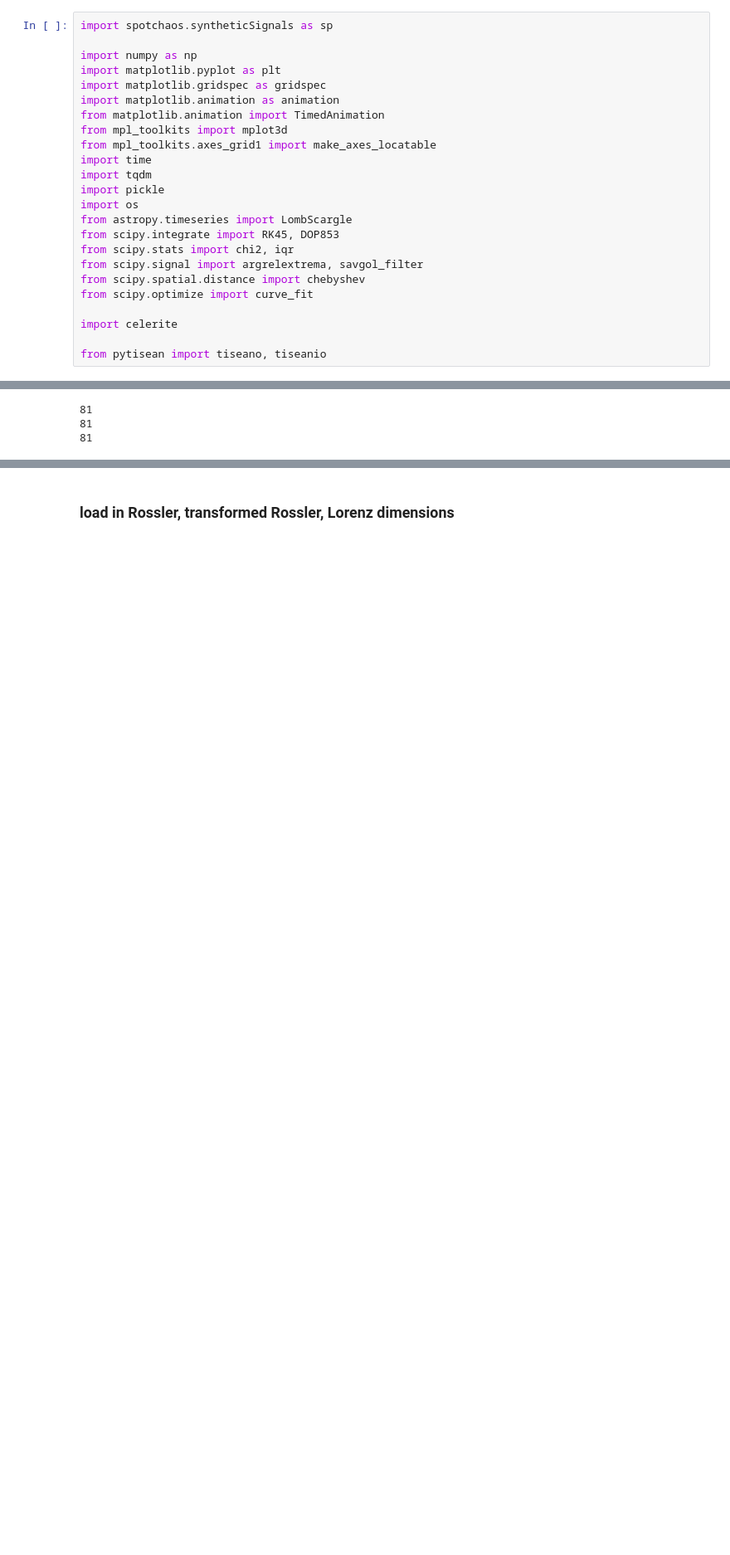
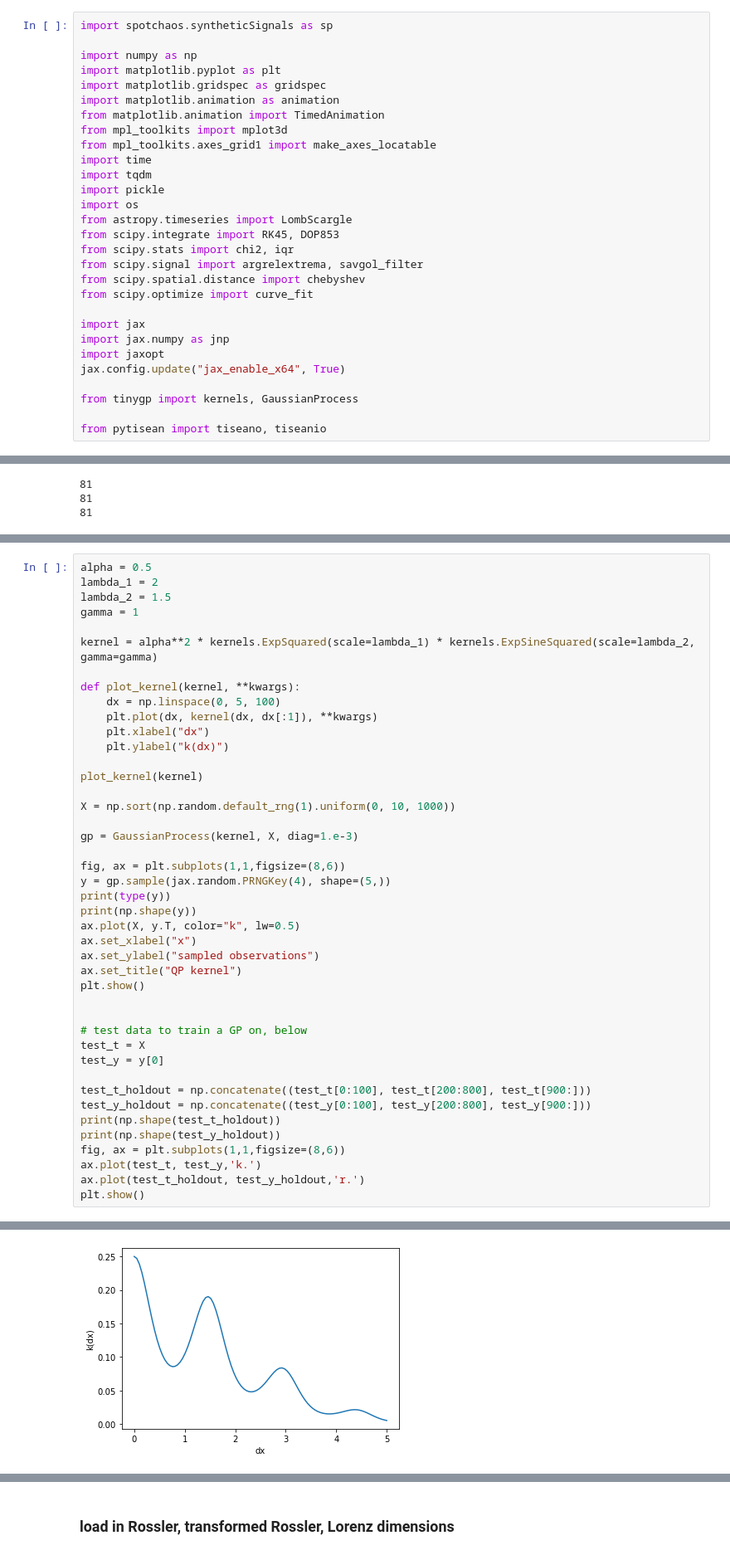
Before and after one commit to esandford/starspot_chaos, a Jupyter notebook: GPinterpolation.ipynb, the cells around one changed output, grey strips where cells are left out. Shown at 83% size. Drawn from its saved outputs; the diff is of its cells as text; blank space fills up the shorter version.

```diff
--- a/GPinterpolation.ipynb
+++ b/GPinterpolation.ipynb
@@ -19,7 +19,12 @@ from scipy.signal import argrelextrema, savgol_filter
 from scipy.spatial.distance import chebyshev
 from scipy.optimize import curve_fit
 
-import celerite
+import jax
+import jax.numpy as jnp
+import jaxopt
+jax.config.update("jax_enable_x64", True)
+
+from tinygp import kernels, GaussianProcess
 
 from pytisean import tiseano, tiseanio
 # %%
@@ -138,0 +157,44 @@ plt.show()
+# %%
+alpha = 0.5
+lambda_1 = 2
+lambda_2 = 1.5
+gamma = 1
+
+kernel = alpha**2 * kernels.ExpSquared(scale=lambda_1) * kernels.ExpSineSquared(scale=lambda_2, gamma=gamma)
+
+def plot_kernel(kernel, **kwargs):
+    dx = np.linspace(0, 5, 100)
+    plt.plot(dx, kernel(dx, dx[:1]), **kwargs)
+    plt.xlabel("dx")
+    plt.ylabel("k(dx)")
+
+plot_kernel(kernel)
+
+X = np.sort(np.random.default_rng(1).uniform(0, 10, 1000))
+
+gp = GaussianProcess(kernel, X, diag=1.e-3)
+
+fig, ax = plt.subplots(1,1,figsize=(8,6))
+y = gp.sample(jax.random.PRNGKey(4), shape=(5,))
+print(type(y))
+print(np.shape(y))
+ax.plot(X, y.T, color="k", lw=0.5)
+ax.set_xlabel("x")
+ax.set_ylabel("sampled observations")
+ax.set_title("QP kernel")
+plt.show()
+
+
+# test data to train a GP on, below
+test_t = X
+test_y = y[0]
+
+test_t_holdout = np.concatenate((test_t[0:100], test_t[200:800], test_t[900:]))
+test_y_holdout = np.concatenate((test_y[0:100], test_y[200:800], test_y[900:]))
+print(np.shape(test_t_holdout))
+print(np.shape(test_y_holdout))
+fig, ax = plt.subplots(1,1,figsize=(8,6))
+ax.plot(test_t, test_y,'k.')
+ax.plot(test_t_holdout, test_y_holdout,'r.')
+plt.show()
+# %% [output]
@@ -138,0 +203 @@ plt.show()
+[figure, added]
```
Also changed, not shown: parts of 6 cells of this notebook, 2 other files.
